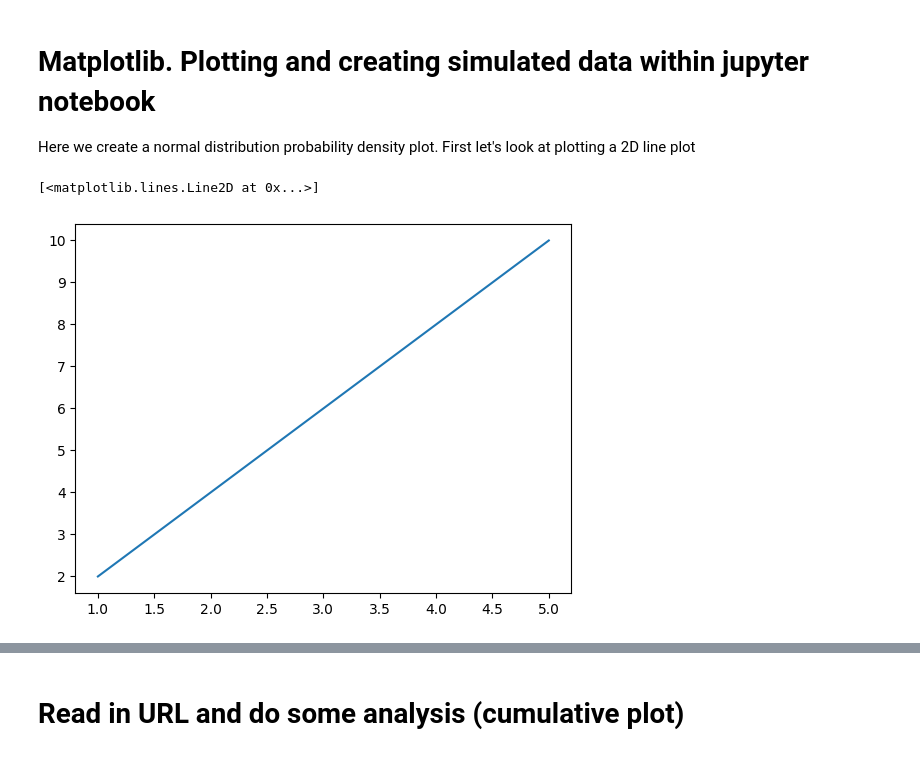
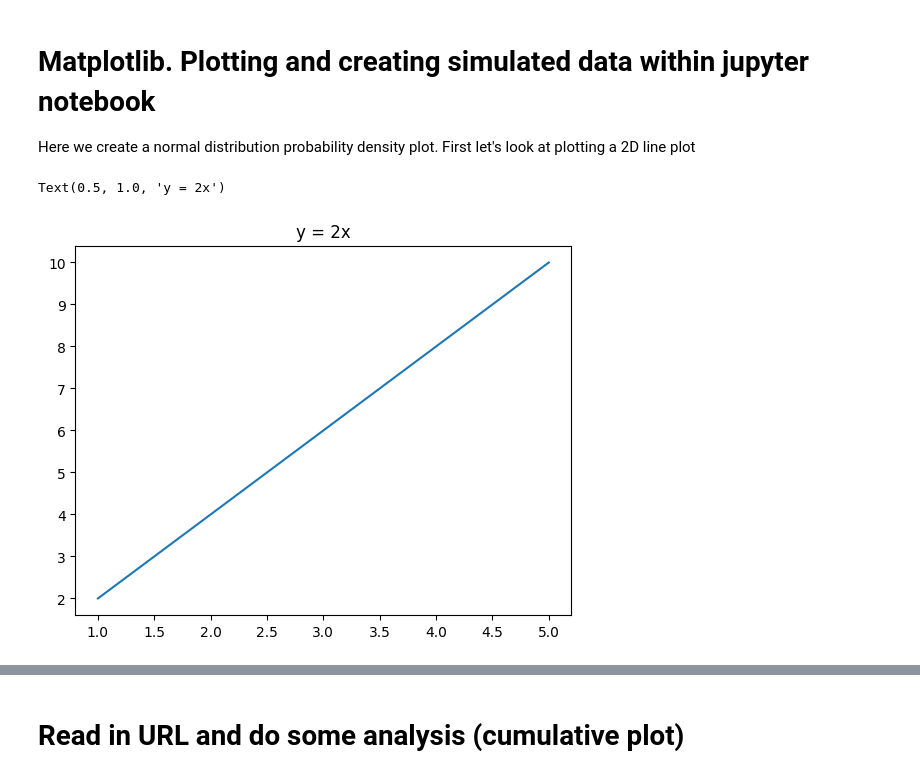
Before and after one commit to jaye311/CS133-Data-Visualization, a Jupyter notebook: Module1_intro-colab/CS133_F25_M1_L4_CL2_intro_colab.ipynb, the cells around one changed output, grey strips where cells are left out. Saved outputs shown, nothing was run; the diff lists cells and outputs as text; code cells hidden in the pictures.

```diff
--- a/Module1_intro-colab/CS133_F25_M1_L4_CL2_intro_colab.ipynb
+++ b/Module1_intro-colab/CS133_F25_M1_L4_CL2_intro_colab.ipynb
@@ -15,19 +17,21 @@ Here we create a normal distribution probability density plot. First let's look
 # %%
 '''iMagic 'inline' backend to include matplotlib graphs in notebook'''
 %matplotlib inline
 
 ### Import matplotlib module
 import matplotlib.pyplot as plt
 
 ### Data to create a 2D line plot
 x = [1, 2, 3, 4, 5]
 y = [2, 4, 6, 8, 10]
 
 plt.plot(x, y)
+plt.title('y = 2x')
+
 # plt.show() #optional if using 'inline'
 # %% [output]
-[<matplotlib.lines.Line2D at 0x...>]
+Text(0.5, 1.0, 'y = 2x')
-[figure, old version]
+[figure, new version]
 # %%
 '''Normal distribution probability density plot'''
 ### Import your libraries/packages
```
Also changed, not shown: parts of 6 cells of this notebook.
